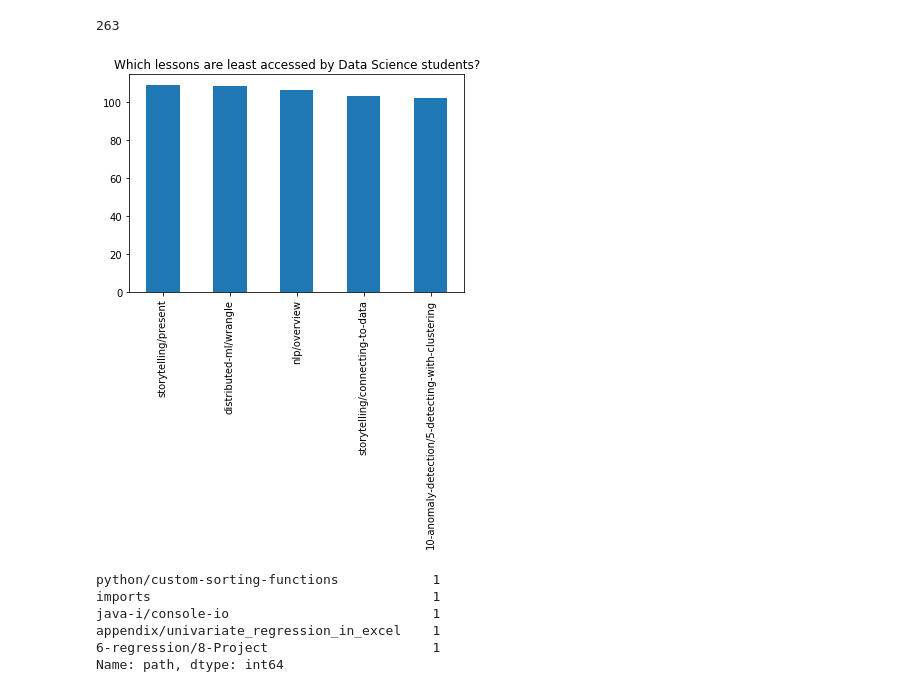
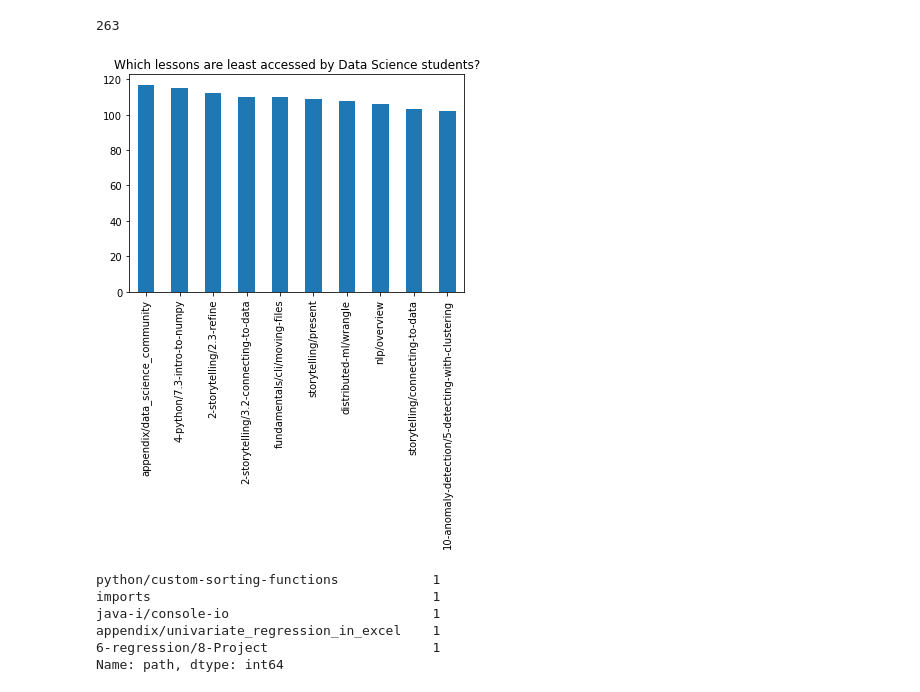
Before and after one commit to greg-paige-kayla-lincoln/anomaly_detection_project, a Jupyter notebook: Paige_scratchpad.ipynb, the cells around one changed output. Saved outputs shown, nothing was run; the diff lists cells and outputs as text; code cells hidden in the pictures.

```diff
--- a/Paige_scratchpad.ipynb
+++ b/Paige_scratchpad.ipynb
@@ -206,11 +206,11 @@ plot_ds.path.nunique()
 # %% [output]
 263
 # %%
-plot_ds['path'].value_counts().tail(5).plot(kind='bar')
+plot_ds['path'].value_counts().tail(10).plot(kind='bar')
 plt.title('Which lessons are least accessed by Data Science students?')
 plt.show()
 # %% [output]
-[figure, old version]
+[figure, new version]
 # %%
 ds.path.value_counts().tail(5)
 # %% [output]
```
Also changed, not shown: parts of 1 cell of this notebook.
